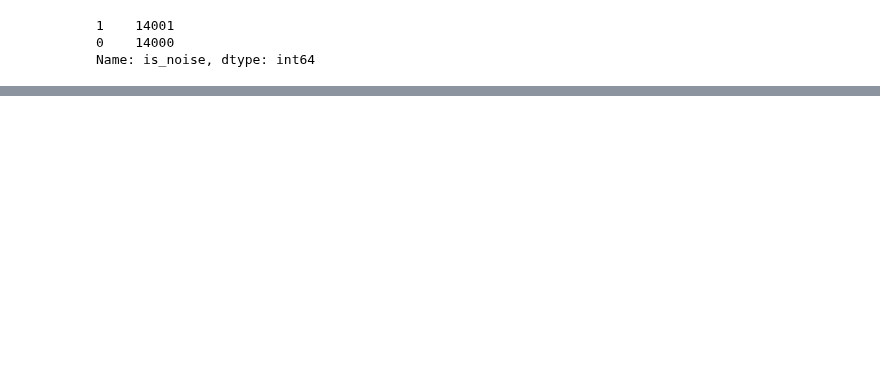
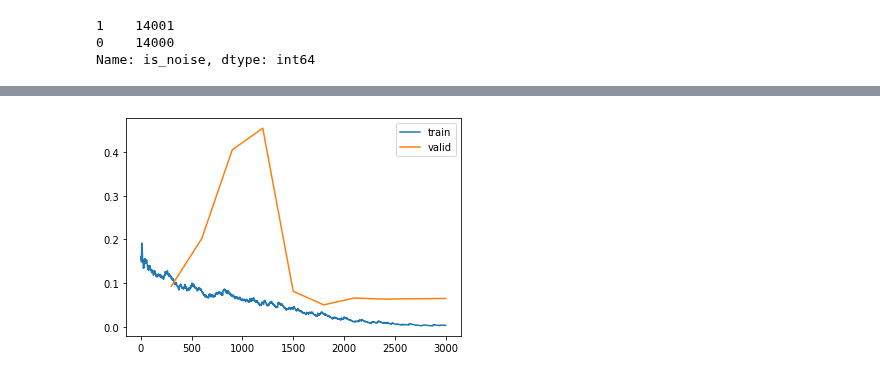
Before and after one commit to mlenzovet/test, a Jupyter notebook: goznak-class.ipynb, the cells around one changed output, grey strips where cells are left out. Saved outputs shown, nothing was run; the diff lists cells and outputs as text; code cells hidden in the pictures; blank space fills up the shorter version.

```diff
--- a/goznak-class.ipynb
+++ b/goznak-class.ipynb
@@ -79,4 +82,8 @@ Downloading: "https://download.pytorch.org/models/resnet18-f37072fd.pth" to /roo
 Path('models/model_resnet18.pth')
+# %%
+learn.recorder.plot_loss()
+# %% [output]
+[figure, added]
 # %%
 %%time
 preds = []
```
Also changed, not shown: parts of 8 cells of this notebook.
